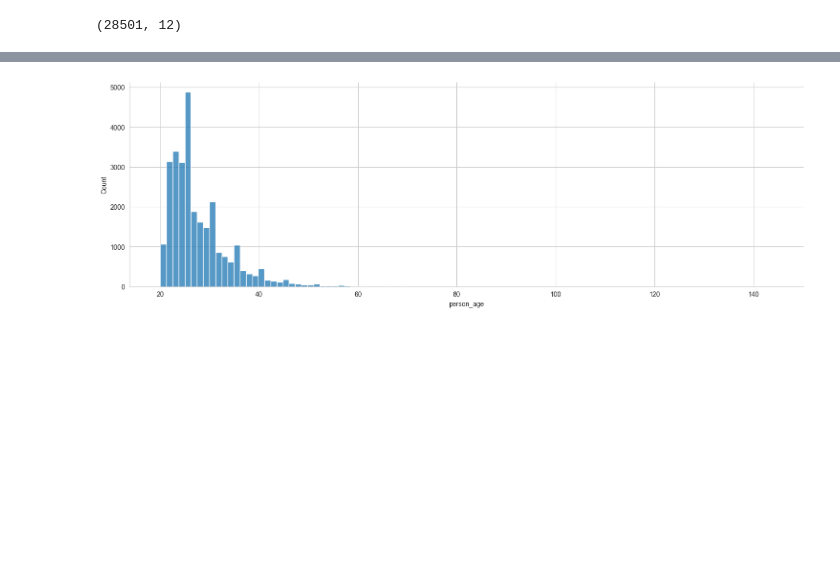
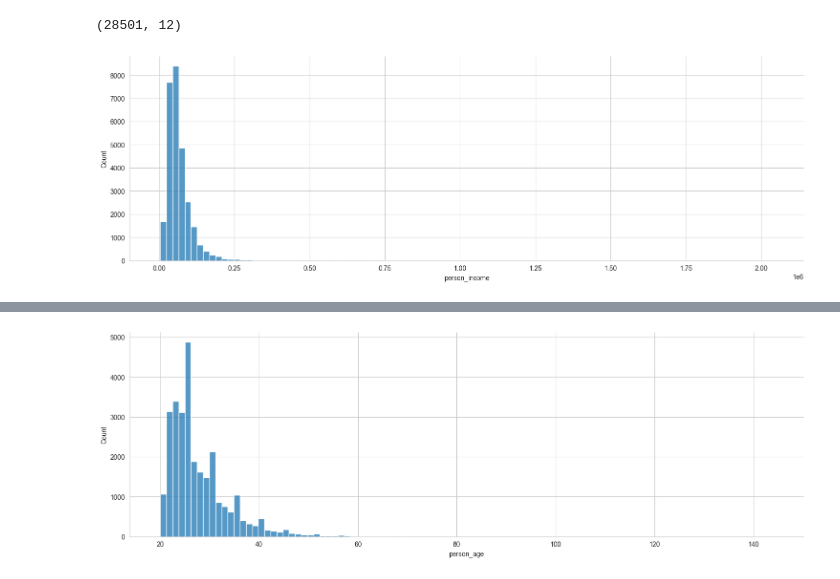
Before and after one commit to dgilrua/proyecto1-analitica, a Jupyter notebook: main.ipynb, the cells around one changed output, grey strips where cells are left out. Drawn from its saved outputs; the diff is of its cells as text; code cells hidden in the pictures; blank space fills up the shorter version.

```diff
--- a/main.ipynb
+++ b/main.ipynb
@@ -140,3 +140,9 @@ df.drop_duplicates(inplace=True)
 df.shape
 # %% [output]
 (28501, 12)
+# %%
+#Grafico de la variable person_income para ver su distribucion
+sns.displot(df['person_income'], aspect=3, bins=100)
+plt.show()
+# %% [output]
+[figure, added]
```
Also changed, not shown: parts of 20 cells of this notebook.
